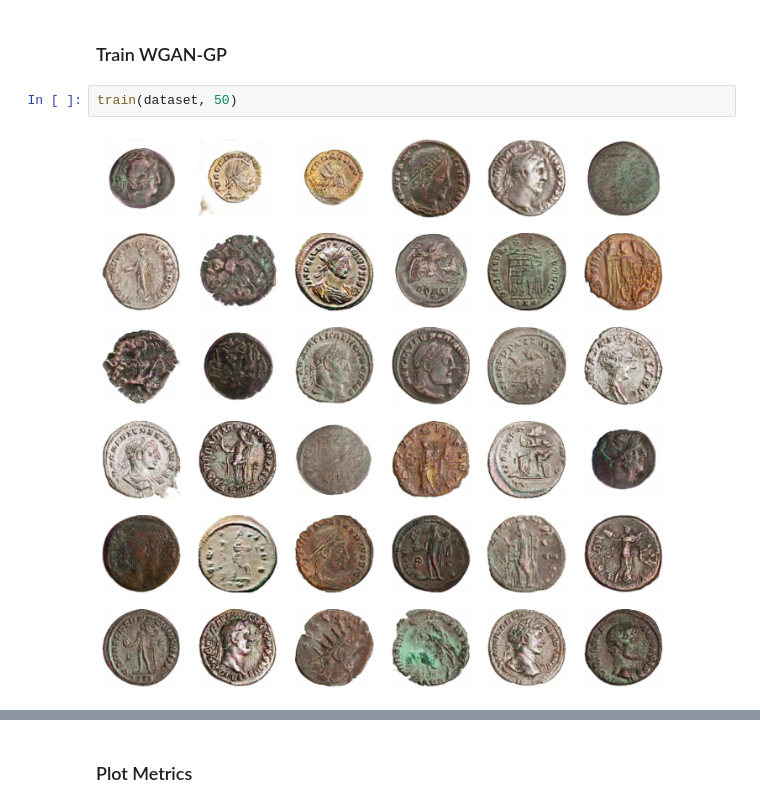
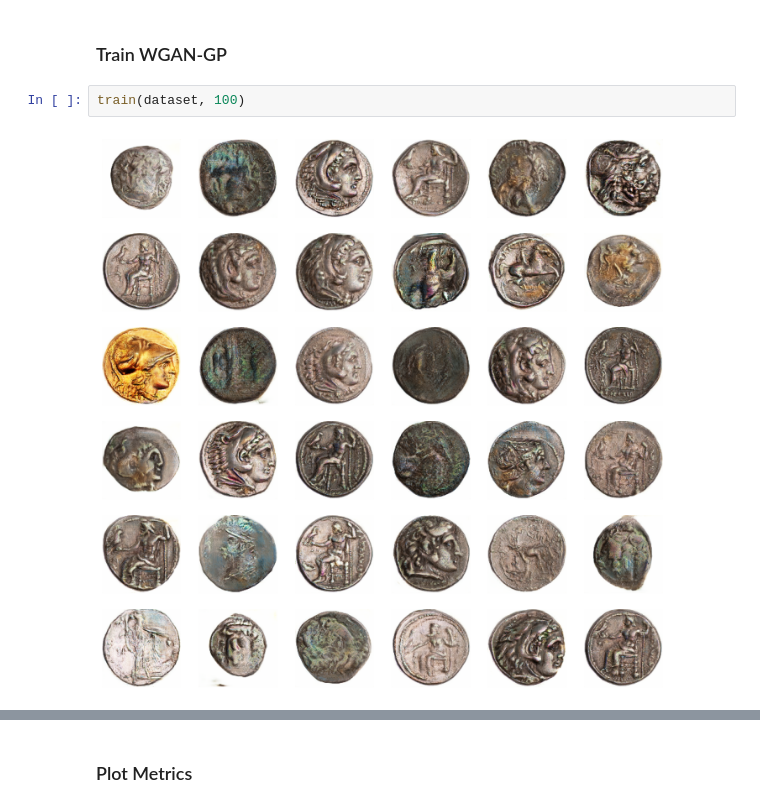
Before and after one commit to PScottZero/wgan-gp, a Jupyter notebook: wgan_gp.ipynb, the cells around one changed output, grey strips where cells are left out. Drawn from its saved outputs; the diff is of its cells as text.

```diff
--- a/wgan_gp.ipynb
+++ b/wgan_gp.ipynb
@@ -493,6 +492,6 @@ checkpoint.restore(tf.train.latest_checkpoint(checkpoint_dir))
 # %% [markdown]
 ### Train WGAN-GP
 # %%
-train(dataset, 50)
+train(dataset, 100)
 # %% [output]
-[figure, old version]
+[figure, new version]
```
Also changed, not shown: parts of 10 cells of this notebook, 1 other file.
